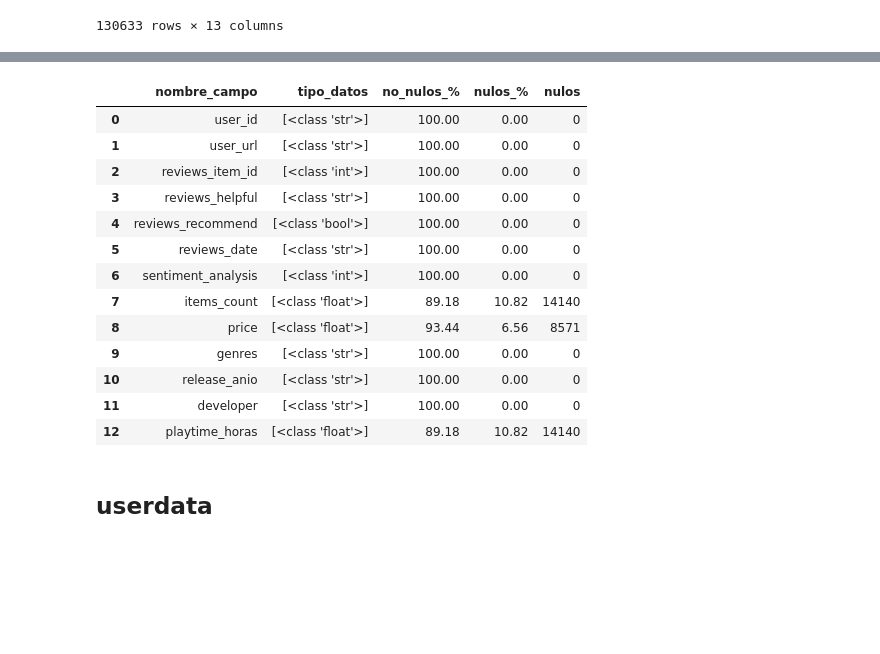
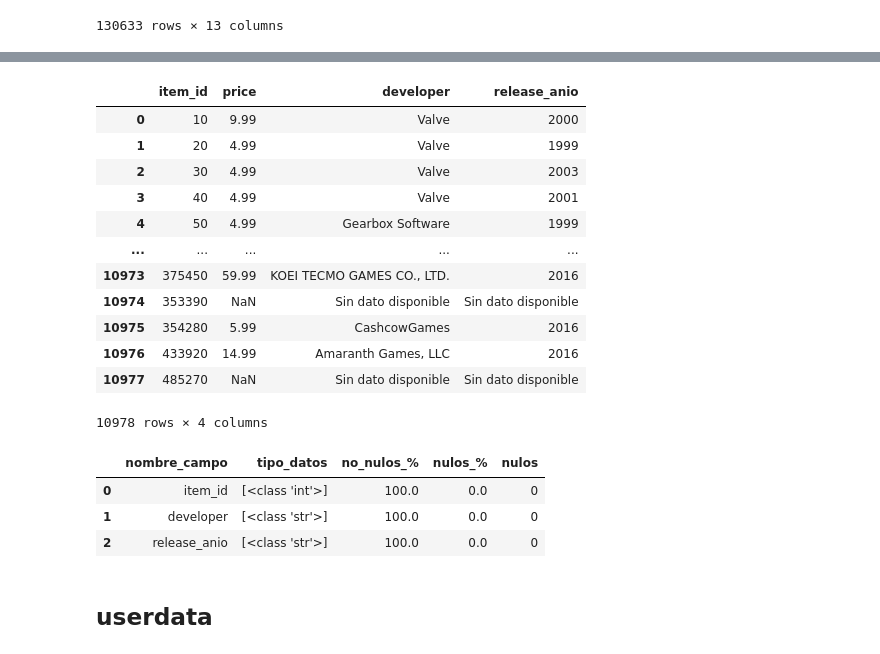
Before and after one commit to IngCarlaPezzone/PI1_MLOps_videojuegos, a Jupyter notebook: 02_funcionesAPI.ipynb, the cells around one changed output, grey strips where cells are left out. Cells and saved outputs as stored; diff of their text form; code cells hidden in the pictures; blank space fills up the shorter version.

```diff
--- a/02_funcionesAPI.ipynb
+++ b/02_funcionesAPI.ipynb
@@ -56,20 +33,28 @@ genre_ranking
+# %%
+df_items_developer = pd.read_csv('data/df_items_developer_unido.csv')
+# %%
+df_items_developer
+# %% [output]
+|  | item_id | price | developer | release_anio |
+| 0 | 10 | 9.99 | Valve | 2000 |
+| 1 | 20 | 4.99 | Valve | 1999 |
+| 2 | 30 | 4.99 | Valve | 2003 |
+| 3 | 40 | 4.99 | Valve | 2001 |
+| 4 | 50 | 4.99 | Gearbox Software | 1999 |
+| ... | ... | ... | ... | ... |
+| 10973 | 375450 | 59.99 | KOEI TECMO GAMES CO., LTD. | 2016 |
+| 10974 | 353390 | NaN | Sin dato disponible | Sin dato disponible |
+| 10975 | 354280 | 5.99 | CashcowGames | 2016 |
+| 10976 | 433920 | 14.99 | Amaranth Games, LLC | 2016 |
+| 10977 | 485270 | NaN | Sin dato disponible | Sin dato disponible |
+10978 rows × 4 columns
 # %%
-utils.verificar_tipo_datos(df_reviews)
+utils.verificar_tipo_datos(df_items_developer)
 # %% [output]
 |  | nombre_campo | tipo_datos | no_nulos_% | nulos_% | nulos |
-| 0 | user_id | [<class 'str'>] | 100.00 | 0.00 | 0 |
-| 1 | user_url | [<class 'str'>] | 100.00 | 0.00 | 0 |
-| 2 | reviews_item_id | [<class 'int'>] | 100.00 | 0.00 | 0 |
-| 3 | reviews_helpful | [<class 'str'>] | 100.00 | 0.00 | 0 |
-| 4 | reviews_recommend | [<class 'bool'>] | 100.00 | 0.00 | 0 |
-| 5 | reviews_date | [<class 'str'>] | 100.00 | 0.00 | 0 |
-| 6 | sentiment_analysis | [<class 'int'>] | 100.00 | 0.00 | 0 |
-| 7 | items_count | [<class 'float'>] | 89.18 | 10.82 | 14140 |
-| 8 | price | [<class 'float'>] | 93.44 | 6.56 | 8571 |
-| 9 | genres | [<class 'str'>] | 100.00 | 0.00 | 0 |
-| 10 | release_anio | [<class 'str'>] | 100.00 | 0.00 | 0 |
-| 11 | developer | [<class 'str'>] | 100.00 | 0.00 | 0 |
-| 12 | playtime_horas | [<class 'float'>] | 89.18 | 10.82 | 14140 |
+| 0 | item_id | [<class 'int'>] | 100.0 | 0.0 | 0 |
+| 1 | developer | [<class 'str'>] | 100.0 | 0.0 | 0 |
+| 2 | release_anio | [<class 'str'>] | 100.0 | 0.0 | 0 |
 # %% [markdown]
 ## userdata
 # %%
```
Also changed, not shown: parts of 11 cells of this notebook, 4 other files.
